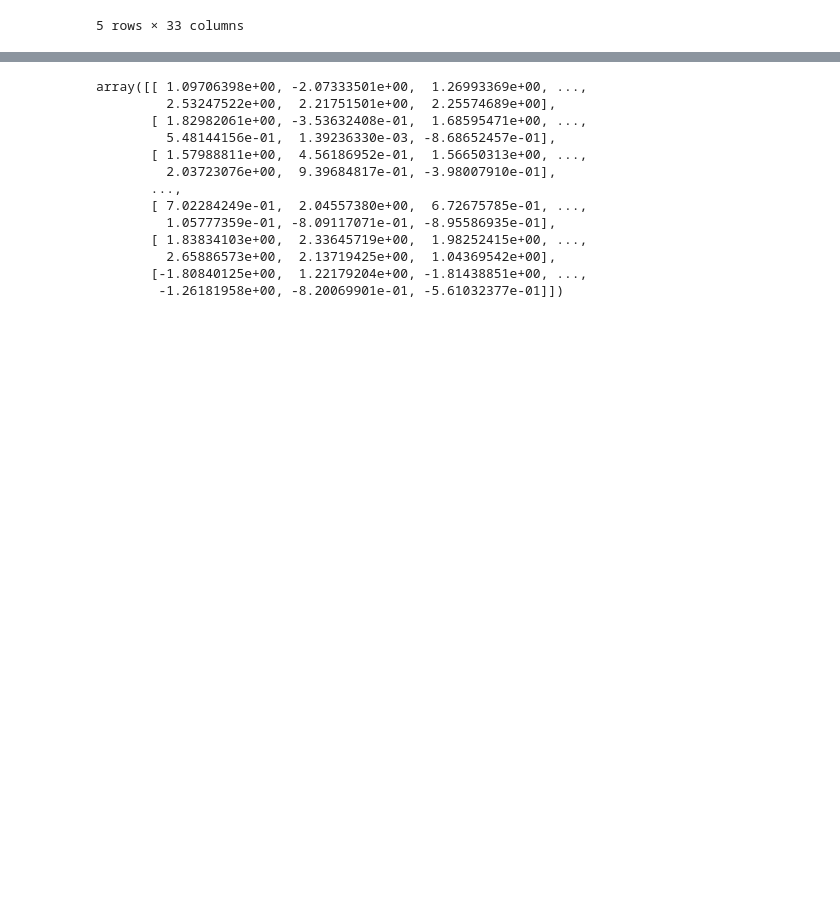
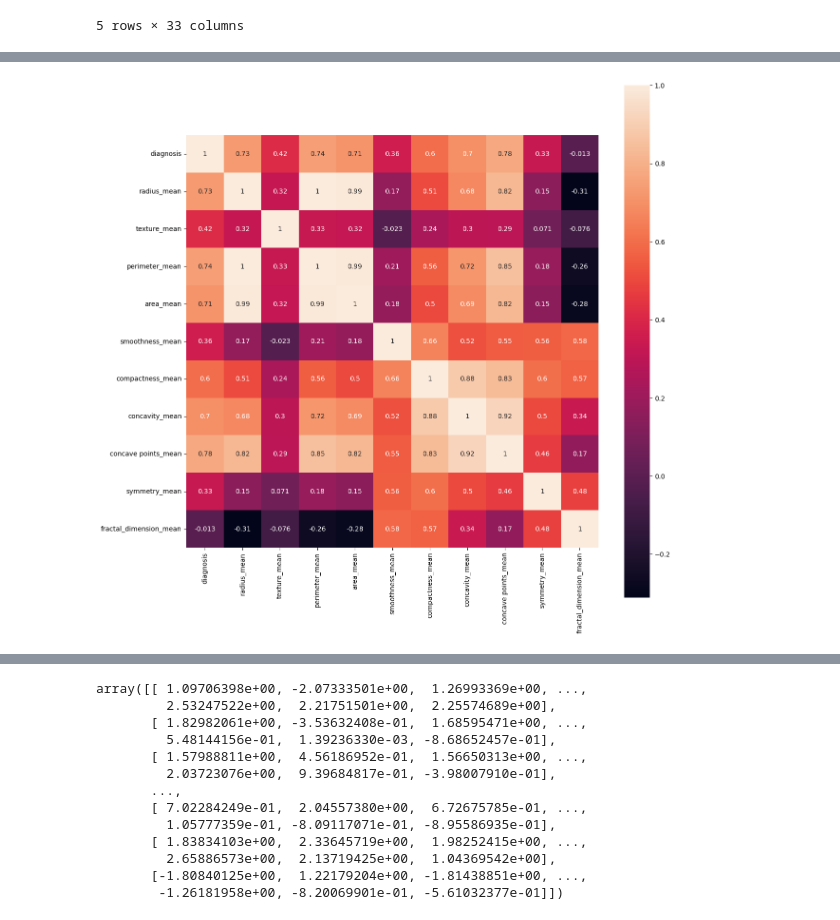
Before and after one commit to lucasinchains/breast-cancer-predictor, a Jupyter notebook: breast-cancer-predictor.ipynb, the cells around one changed output, grey strips where cells are left out. Drawn from its saved outputs; the diff is of its cells as text; code cells hidden in the pictures; blank space fills up the shorter version.

Commit message:
finishing data wrangling and EDA and starting with models exploration

```diff
--- a/breast-cancer-predictor.ipynb
+++ b/breast-cancer-predictor.ipynb
@@ -53,0 +74,4 @@ data.head()
+# %%
+# Binarazing the Target Variable
+data['diagnosis'] = data['diagnosis'].map({'M': 1, 'B': 0})
+data
@@ -53,0 +92,4 @@ data.head()
+# %%
+# Selecting only target and mean variables for viz
+mean_variables = data[['diagnosis','radius_mean','texture_mean','perimeter_mean','area_mean','smoothness_mean', 'compactness_mean', 'concavity_mean','concave points_mean', 'symmetry_mean', 'fractal_dimension_mean']]
+mean_variables
@@ -53,0 +110,5 @@ data.head()
+# %%
+plt.figure(figsize=(14,14))
+foo = sns.heatmap(mean_variables.corr(), vmax=1, square=True, annot=True)
+# %% [output]
+[figure, added]
```
Also changed, not shown: parts of 17 cells of this notebook.
